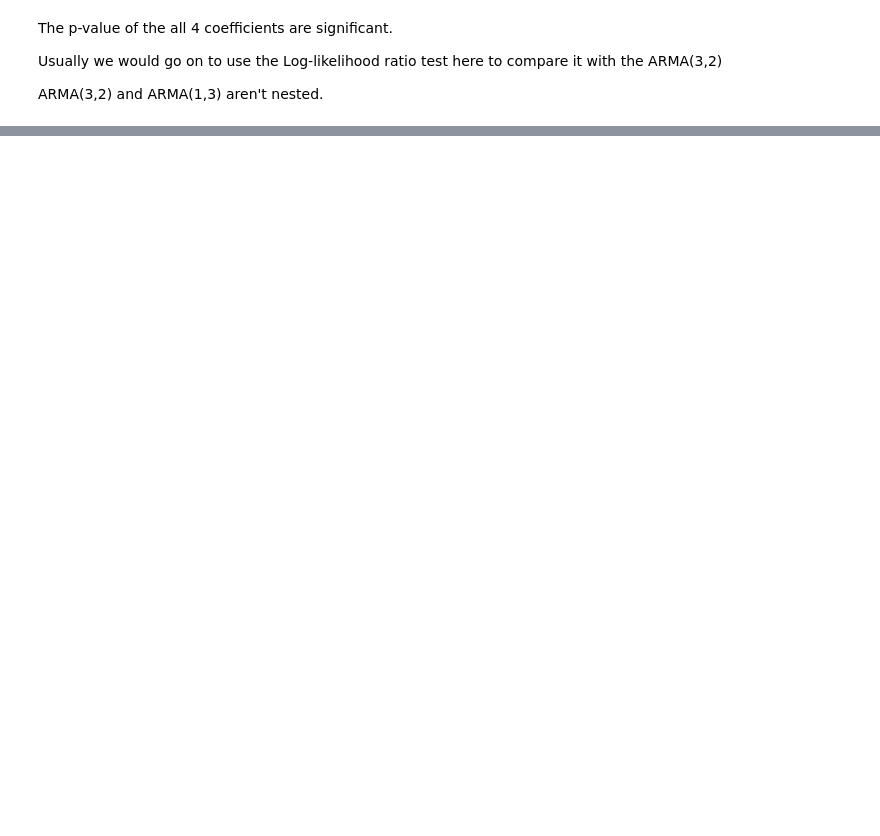
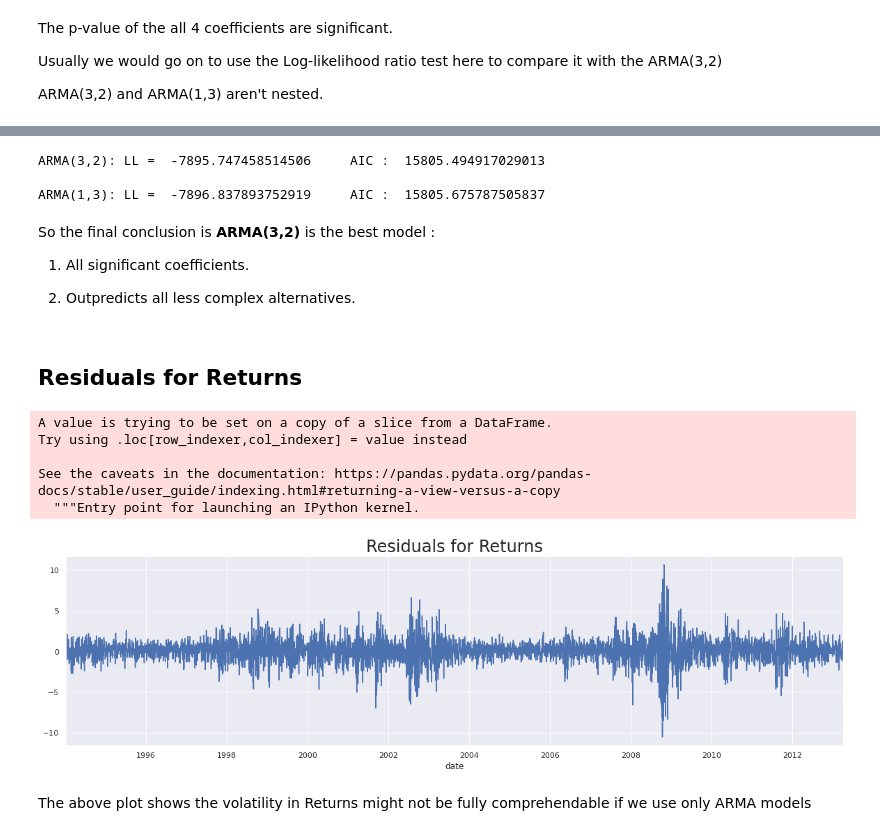
Before and after one commit to Priyo-prog/Time-series-analysis, a Jupyter notebook: The ARMA Model/arma_model.ipynb, the cells around one changed output, grey strips where cells are left out. Drawn from its saved outputs; the diff is of its cells as text; code cells hidden in the pictures; blank space fills up the shorter version.

```diff
--- a/The ARMA Model/arma_model.ipynb
+++ b/The ARMA Model/arma_model.ipynb
@@ -320,0 +335,32 @@ ARMA(3,2) and ARMA(1,3) aren't nested.
+# %%
+## print the 'llf' and information criterion AIC
+print("\nARMA(3,2): LL = ", results_ret_ar_3_ma_2.llf, "\tAIC : ", results_ret_ar_3_ma_2.aic)
+print("\nARMA(1,3): LL = ", results_ret_ar_1_ma_3.llf, "\tAIC : ", results_ret_ar_1_ma_3.aic)
+# %% [output]
+ARMA(3,2): LL =  -7895.747458514506     AIC :  15805.494917029013
+
+ARMA(1,3): LL =  -7896.837893752919     AIC :  15805.675787505837
+# %% [markdown]
+So the final conclusion is **ARMA(3,2)** is the best model :
+
+1)  All significant coefficients.
+
+2) Outpredicts all less complex alternatives.
+# %% [markdown]
+## Residuals for Returns
+# %%
+df['res_ret_ar_3_ma_2'] = results_ret_ar_3_ma_2.resid[1:]
+# %% [output]
+A value is trying to be set on a copy of a slice from a DataFrame.
+Try using .loc[row_indexer,col_indexer] = value instead
+
+See the caveats in the documentation: https://pandas.pydata.org/pandas-docs/stable/user_guide/indexing.html#returning-a-view-versus-a-copy
+  """Entry point for launching an IPython kernel.
+# %%
+df.res_ret_ar_3_ma_2.plot(figsize=(20,5))
+plt.title("Residuals for Returns", size=24)
+plt.show()
+# %% [output]
+[figure, added]
+# %% [markdown]
+The above plot shows the volatility in Returns might not be fully comprehendable if we use only ARMA models
```
Also changed, not shown: parts of 8 cells of this notebook.
